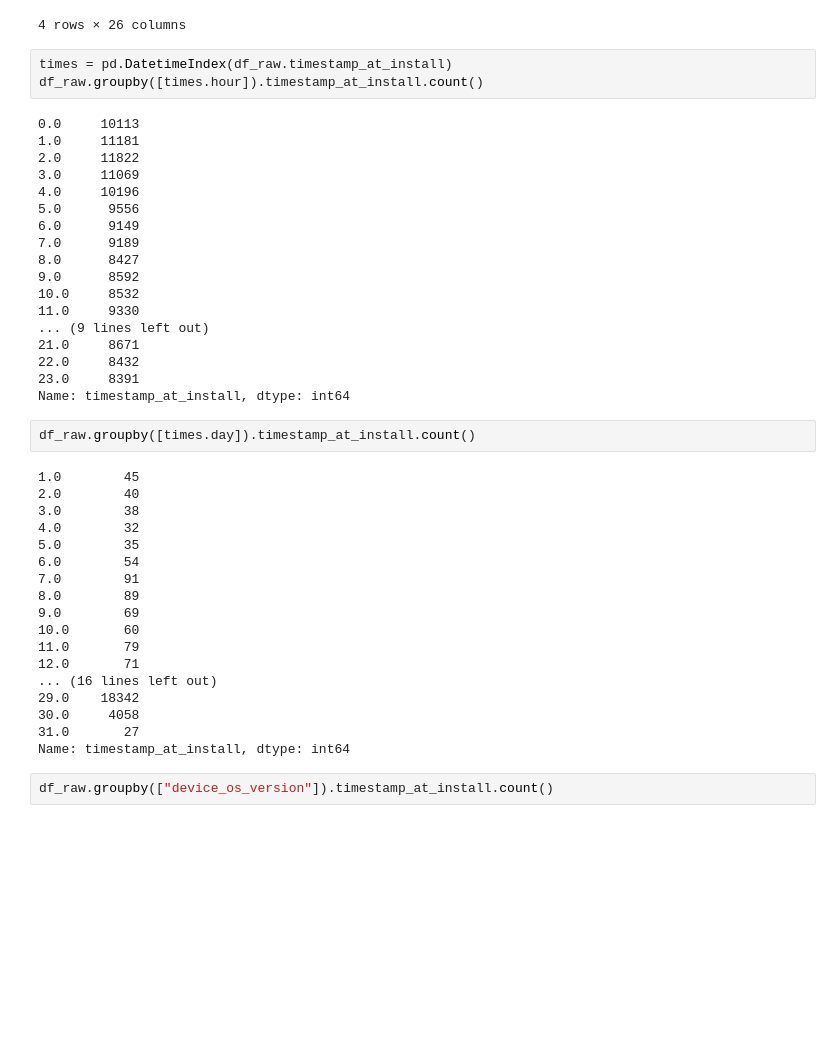
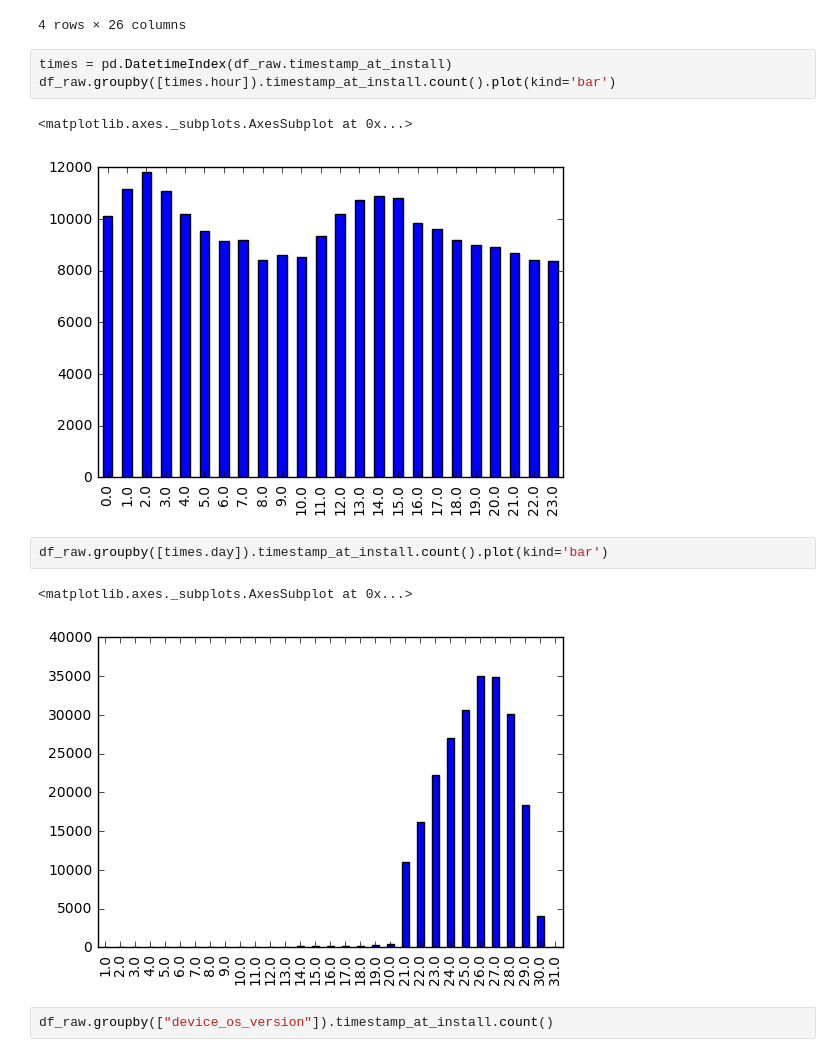
Before and after one commit to evelynpeng/mlproject, a Jupyter notebook: someEDA.ipynb, the cells around one changed output. Drawn from its saved outputs; the diff is of its cells as text; blank space fills up the shorter version.

```diff
--- a/someEDA.ipynb
+++ b/someEDA.ipynb
@@ -77,45 +79,15 @@ df_raw.describe()
 4 rows × 26 columns
 # %%
 times = pd.DatetimeIndex(df_raw.timestamp_at_install)
-df_raw.groupby([times.hour]).timestamp_at_install.count()
+df_raw.groupby([times.hour]).timestamp_at_install.count().plot(kind='bar')
 # %% [output]
-0.0     10113
-1.0     11181
-2.0     11822
-3.0     11069
-4.0     10196
-5.0      9556
-6.0      9149
-7.0      9189
-8.0      8427
-9.0      8592
-10.0     8532
-11.0     9330
-... (9 lines left out)
-21.0     8671
-22.0     8432
-23.0     8391
-Name: timestamp_at_install, dtype: int64
+<matplotlib.axes._subplots.AxesSubplot at 0x...>
+[figure, added]
 # %%
-df_raw.groupby([times.day]).timestamp_at_install.count()
+df_raw.groupby([times.day]).timestamp_at_install.count().plot(kind='bar')
 # %% [output]
-1.0        45
-2.0        40
-3.0        38
-4.0        32
-5.0        35
-6.0        54
-7.0        91
-8.0        89
-9.0        69
-10.0       60
-11.0       79
-12.0       71
-... (16 lines left out)
-29.0    18342
-30.0     4058
-31.0       27
-Name: timestamp_at_install, dtype: int64
+<matplotlib.axes._subplots.AxesSubplot at 0x...>
+[figure, added]
 # %%
 df_raw.groupby(["device_os_version"]).timestamp_at_install.count()
 # %% [output]
```
Also changed, not shown: parts of 2 cells of this notebook.
